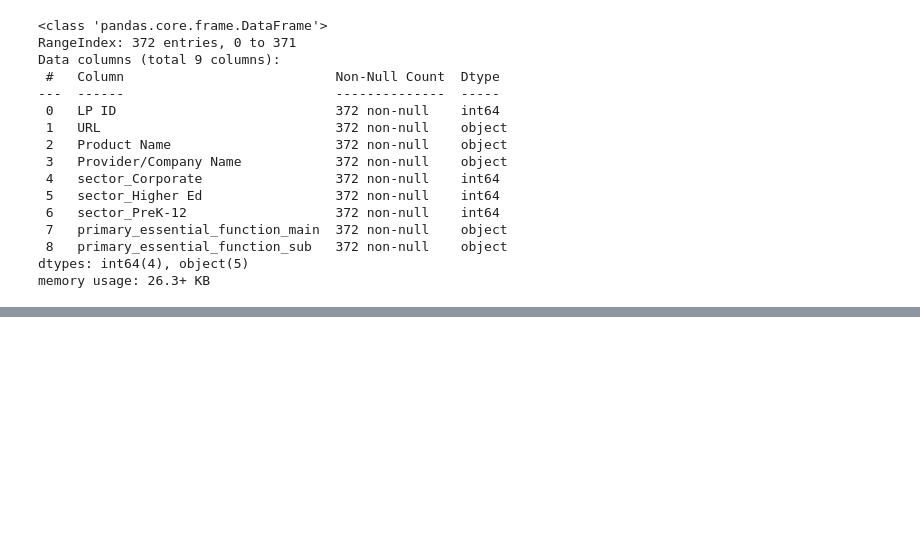
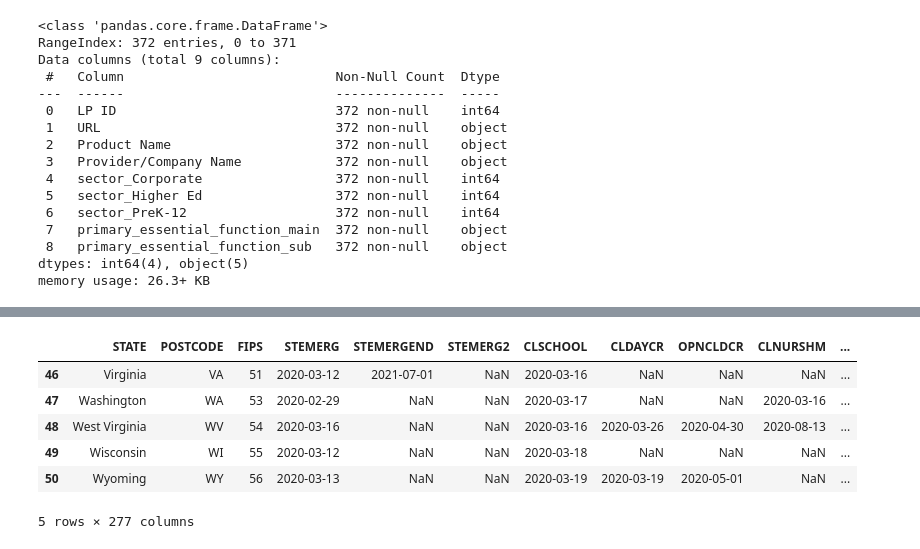
Before and after one commit to AbooNaziha/Covid-19-Impact-on-Digital-Learning, a Jupyter notebook: complete_preprocessing.ipynb, the cells around one changed output, grey strips where cells are left out. Drawn from its saved outputs; the diff is of its cells as text; code cells hidden in the pictures; blank space fills up the shorter version.

Commit message:
complete_preprocessing_data2

```diff
--- a/complete_preprocessing.ipynb
+++ b/complete_preprocessing.ipynb
@@ -389,0 +404,12 @@ memory usage: 26.3+ KB
+# %%
+data = pd.read_csv('external_data\data.csv')
+# %%
+data.tail()
+# %% [output]
+|  | STATE | POSTCODE | FIPS | STEMERG | STEMERGEND | STEMERG2 | CLSCHOOL | CLDAYCR | OPNCLDCR | CLNURSHM | ... |
+| 46 | Virginia | VA | 51 | 2020-03-12 | 2021-07-01 | NaN | 2020-03-16 | NaN | NaN | NaN | ... |
+| 47 | Washington | WA | 53 | 2020-02-29 | NaN | NaN | 2020-03-17 | NaN | NaN | 2020-03-16 | ... |
+| 48 | West Virginia | WV | 54 | 2020-03-16 | NaN | NaN | 2020-03-16 | 2020-03-26 | 2020-04-30 | 2020-08-13 | ... |
+| 49 | Wisconsin | WI | 55 | 2020-03-12 | NaN | NaN | 2020-03-18 | NaN | NaN | NaN | ... |
+| 50 | Wyoming | WY | 56 | 2020-03-13 | NaN | NaN | 2020-03-19 | 2020-03-19 | 2020-05-01 | NaN | ... |
+5 rows × 277 columns
```
Also changed, not shown: parts of 12 cells of this notebook, 54 other files.
